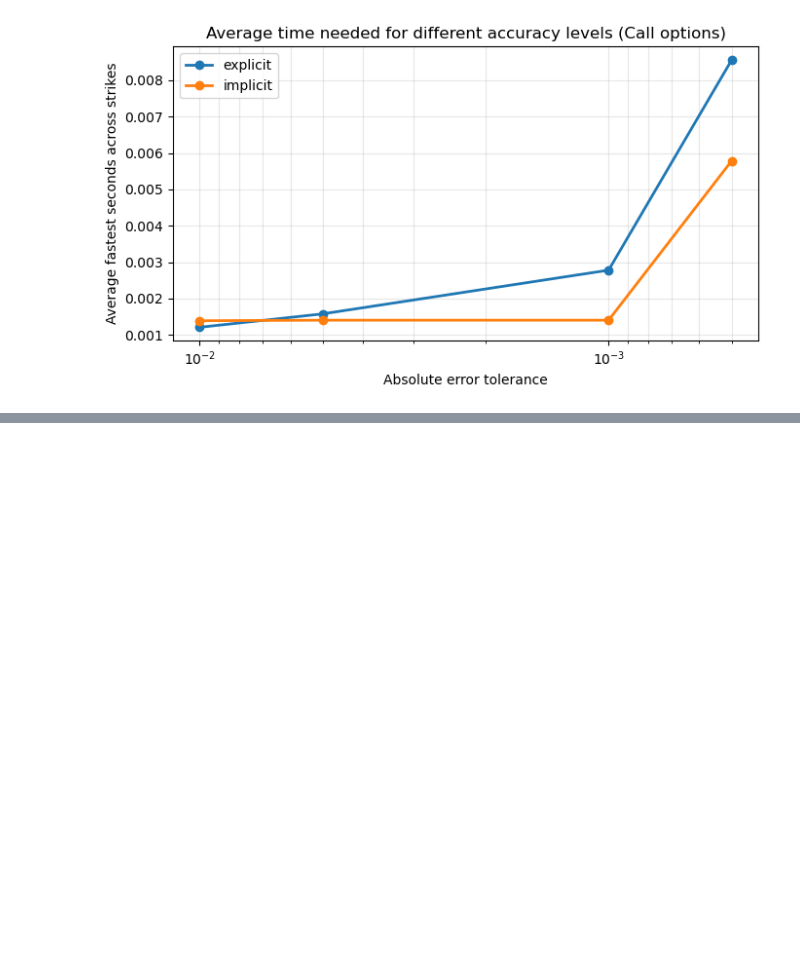
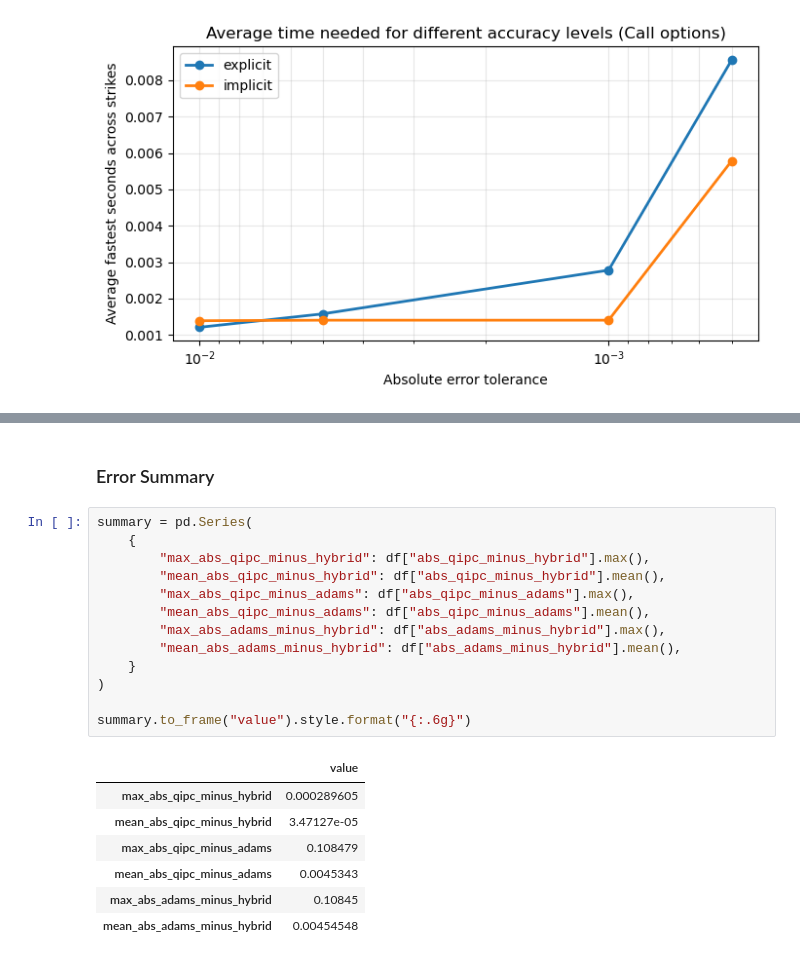
Before and after one commit to soya-git/rough_heston_qipc_project, a Jupyter notebook: notebooks/demo.ipynb, the cells around one changed output, grey strips where cells are left out. Saved outputs shown, nothing was run; the diff lists cells and outputs as text; blank space fills up the shorter version.

```diff
--- a/notebooks/demo.ipynb
+++ b/notebooks/demo.ipynb
@@ -451,0 +689,23 @@ plot_average_time_vs_tolerance(
+# %% [markdown]
+### Error Summary
+# %%
+summary = pd.Series(
+    {
+        "max_abs_qipc_minus_hybrid": df["abs_qipc_minus_hybrid"].max(),
+        "mean_abs_qipc_minus_hybrid": df["abs_qipc_minus_hybrid"].mean(),
+        "max_abs_qipc_minus_adams": df["abs_qipc_minus_adams"].max(),
+        "mean_abs_qipc_minus_adams": df["abs_qipc_minus_adams"].mean(),
+        "max_abs_adams_minus_hybrid": df["abs_adams_minus_hybrid"].max(),
+        "mean_abs_adams_minus_hybrid": df["abs_adams_minus_hybrid"].mean(),
+    }
+)
+
+summary.to_frame("value").style.format("{:.6g}")
+# %% [output]
+|  | value |
+| max_abs_qipc_minus_hybrid | 0.000289605 |
+| mean_abs_qipc_minus_hybrid | 3.47127e-05 |
+| max_abs_qipc_minus_adams | 0.108479 |
+| mean_abs_qipc_minus_adams | 0.0045343 |
+| max_abs_adams_minus_hybrid | 0.10845 |
+| mean_abs_adams_minus_hybrid | 0.00454548 |
```
Also changed, not shown: parts of 9 cells of this notebook.
